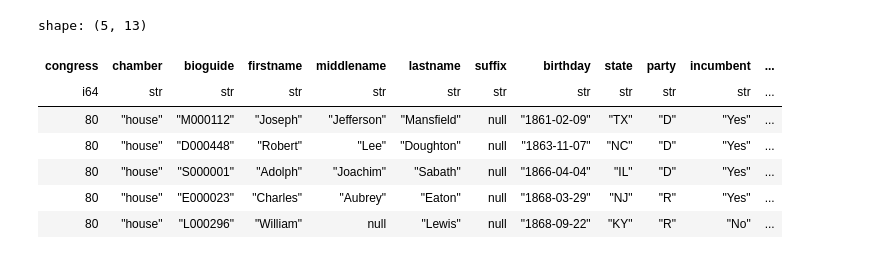
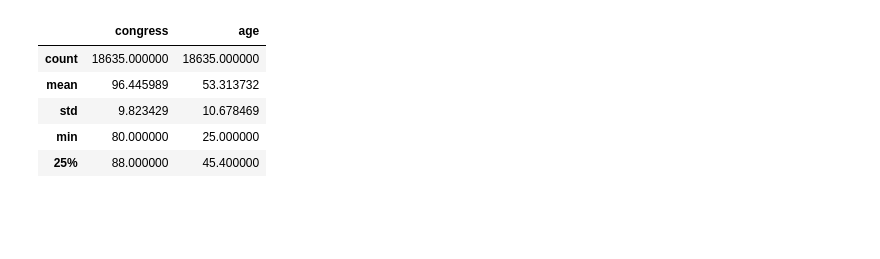
Before and after one commit to nogibjj/Jeremy_Tan_IDS706_Week3_Individual, a Jupyter notebook: main.ipynb, the cells around one changed output. Saved outputs shown, nothing was run; the diff lists cells and outputs as text; code cells hidden in the pictures; blank space fills up the shorter version.

```diff
--- a/main.ipynb
+++ b/main.ipynb
@@ -3,15 +3,13 @@ from mylib.lib import load_and_preprocess
 
 example_csv = "https://raw.githubusercontent.com/fivethirtyeight/data/master/congress-age/congress-terms.csv"
 # %%
-general_df = load_and_preprocess(example_csv)
+general_df = general_describe(example_csv)
 general_df.head()
 # %% [output]
-shape: (5, 13)
-| congress | chamber | bioguide | firstname | middlename | lastname | suffix | birthday | state | party | incumbent | ... |
-| i64 | str | str | str | str | str | str | str | str | str | str | ... |
-| 80 | "house" | "M000112" | "Joseph" | "Jefferson" | "Mansfield" | null | "1861-02-09" | "TX" | "D" | "Yes" | ... |
-| 80 | "house" | "D000448" | "Robert" | "Lee" | "Doughton" | null | "1863-11-07" | "NC" | "D" | "Yes" | ... |
-| 80 | "house" | "S000001" | "Adolph" | "Joachim" | "Sabath" | null | "1866-04-04" | "IL" | "D" | "Yes" | ... |
-| 80 | "house" | "E000023" | "Charles" | "Aubrey" | "Eaton" | null | "1868-03-29" | "NJ" | "R" | "Yes" | ... |
-| 80 | "house" | "L000296" | "William" | null | "Lewis" | null | "1868-09-22" | "KY" | "R" | "No" | ... |
+|  | congress | age |
+| count | 18635.000000 | 18635.000000 |
+| mean | 96.445989 | 53.313732 |
+| std | 9.823429 | 10.678469 |
+| min | 80.000000 | 25.000000 |
+| 25% | 88.000000 | 45.400000 |
 # %%
```
Also changed, not shown: parts of 4 cells of this notebook, 6 other files.
